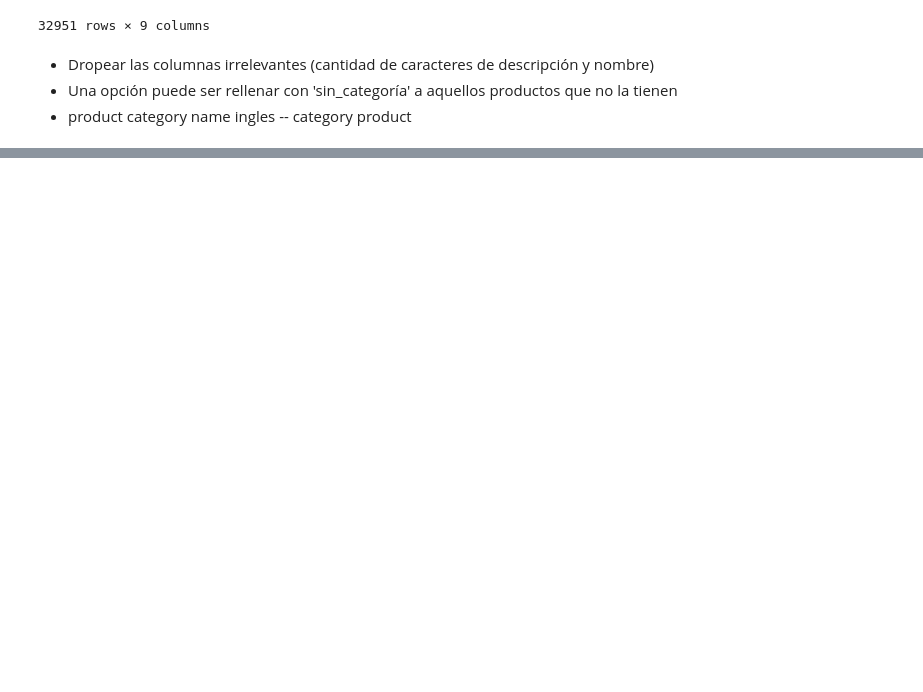
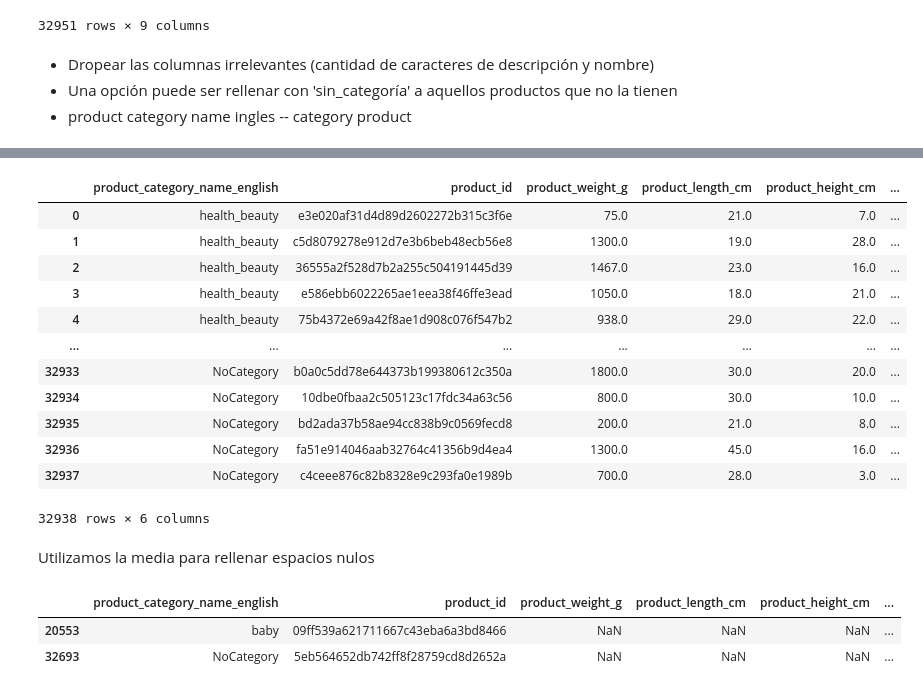
Before and after one commit to AMarcosD/ProyectoGrupalH, a Jupyter notebook: Product.ipynb, the cells around one changed output, grey strips where cells are left out. Drawn from its saved outputs; the diff is of its cells as text; code cells hidden in the pictures; blank space fills up the shorter version.

```diff
--- a/Product.ipynb
+++ b/Product.ipynb
@@ -200,0 +200,6 @@ data_products['product_category_name'].fillna('sin_categoria', inplace=True)
+# %%
+# AGREGAMOS 'sin_categoria' a las columnas de category name
+# No reproducir
+datamerge = pd.read_parquet('dataparquet\data_category_productP')
+datamerge.loc[71] = ['sin_categoria','NoCategory']
+datamerge.to_parquet(r'C:\Users\marco\Desktop\ProyectoGrupalH\dataparquet\data_category_productP')
@@ -201,5 +222,28 @@ data_products['product_category_name'].fillna('sin_categoria', inplace=True)
+# %%
+#Eliminamos columna de cantidad de fotos
+data_products.drop(columns=['product_photos_qty'], inplace=True)
+# %%
+# cambiamos nulos por 'sin_categoria'
+data_products['product_category_name'] = data_products['product_category_name'].fillna('sin_categoria')
 # %%
-datamerge = pd.read_parquet('dataparquet\data_category_productP')
+#Utilizamos merge para utilizar nombres en ingles y eliminamos columna en portugues
 data_products = pd.merge(datamerge,data_products)
-data_products.drop(columns=['product_category_name'], axis=1, inplace=True)
-data_products.to_parquet('dataparquet\data_productsP')
+data_products.drop(columns='product_category_name', inplace=True)
+# %%
+data_products
+# %% [output]
+|  | product_category_name_english | product_id | product_weight_g | product_length_cm | product_height_cm | ... |
+| 0 | health_beauty | e3e020af31d4d89d2602272b315c3f6e | 75.0 | 21.0 | 7.0 | ... |
+| 1 | health_beauty | c5d8079278e912d7e3b6beb48ecb56e8 | 1300.0 | 19.0 | 28.0 | ... |
+| 2 | health_beauty | 36555a2f528d7b2a255c504191445d39 | 1467.0 | 23.0 | 16.0 | ... |
+| 3 | health_beauty | e586ebb6022265ae1eea38f46ffe3ead | 1050.0 | 18.0 | 21.0 | ... |
+| 4 | health_beauty | 75b4372e69a42f8ae1d908c076f547b2 | 938.0 | 29.0 | 22.0 | ... |
+| ... | ... | ... | ... | ... | ... | ... |
+| 32933 | NoCategory | b0a0c5dd78e644373b199380612c350a | 1800.0 | 30.0 | 20.0 | ... |
+| 32934 | NoCategory | 10dbe0fbaa2c505123c17fdc34a63c56 | 800.0 | 30.0 | 10.0 | ... |
+| 32935 | NoCategory | bd2ada37b58ae94cc838b9c0569fecd8 | 200.0 | 21.0 | 8.0 | ... |
+| 32936 | NoCategory | fa51e914046aab32764c41356b9d4ea4 | 1300.0 | 45.0 | 16.0 | ... |
+| 32937 | NoCategory | c4ceee876c82b8328e9c293fa0e1989b | 700.0 | 28.0 | 3.0 | ... |
+32938 rows × 6 columns
+# %% [markdown]
+Utilizamos la media para rellenar espacios nulos
@@ -205,0 +260,6 @@ data_products.to_parquet('dataparquet\data_productsP')
+# %%
+data_products[data_products['product_weight_g'].isnull()]
+# %% [output]
+|  | product_category_name_english | product_id | product_weight_g | product_length_cm | product_height_cm | ... |
+| 20553 | baby | 09ff539a621711667c43eba6a3bd8466 | NaN | NaN | NaN | ... |
+| 32693 | NoCategory | 5eb564652db742ff8f28759cd8d2652a | NaN | NaN | NaN | ... |
```
Also changed, not shown: parts of 5 cells of this notebook, 2 other files.
